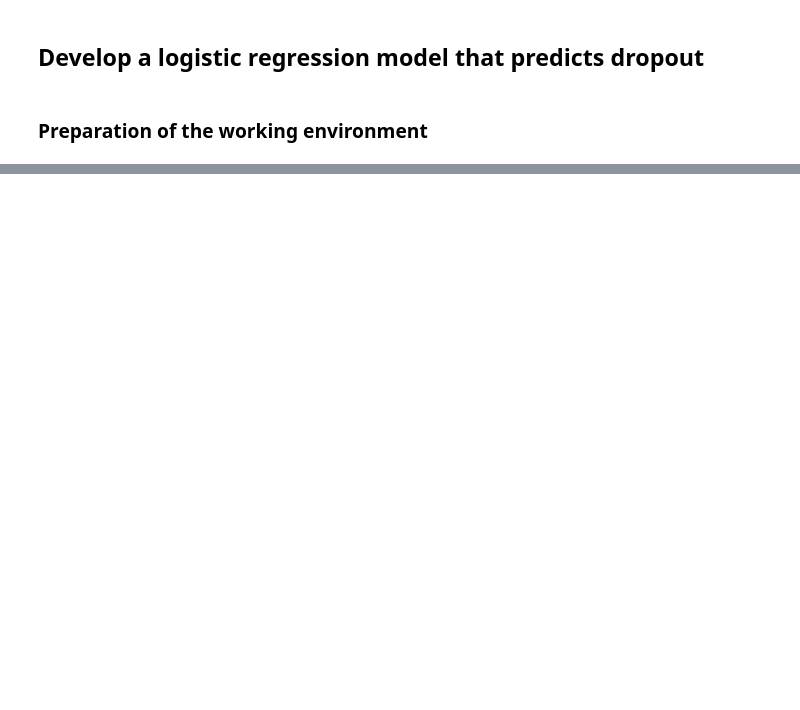
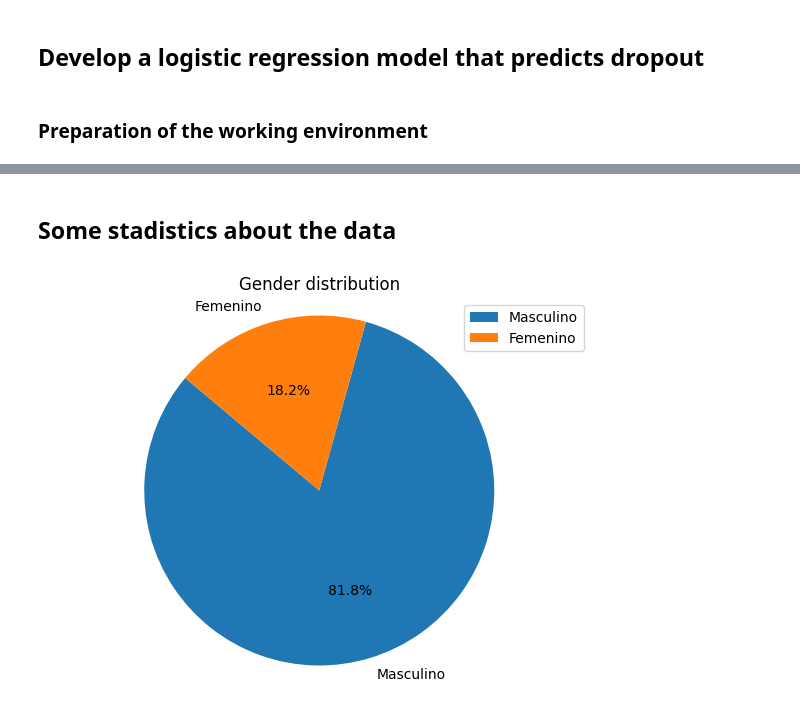
Before and after one commit to JohanPaolo/LogisticRegressionModel, a Jupyter notebook: Modelo regresión logística - Deserción estudiantil.ipynb, the cells around one changed output, grey strips where cells are left out. Drawn from its saved outputs; the diff is of its cells as text; code cells hidden in the pictures; blank space fills up the shorter version.

Commit message:
Stadistics about the data

```diff
--- a/Modelo regresión logística - Deserción estudiantil.ipynb
+++ b/Modelo regresión logística - Deserción estudiantil.ipynb
@@ -21,0 +47,15 @@ ImportError: Missing optional dependency 'openpyxl'.  Use pip or conda to instal
+# %% [markdown]
+## Some stadistics about the data
+# %%
+# Count ocurrency of each element
+gender_count = df['Género'].value_counts()
+
+# Create the graphic and its features
+plt.figure(figsize=(7,5 ))
+plt.pie(gender_count, labels=gender_count.index, autopct='%1.1f%%', startangle=140)
+plt.title('Gender distribution')
+plt.axis('equal')
+plt.legend(gender_count.index, loc='upper right')
+plt.show()
+# %% [output]
+[figure, added]
```
Also changed, not shown: parts of 5 cells of this notebook.
